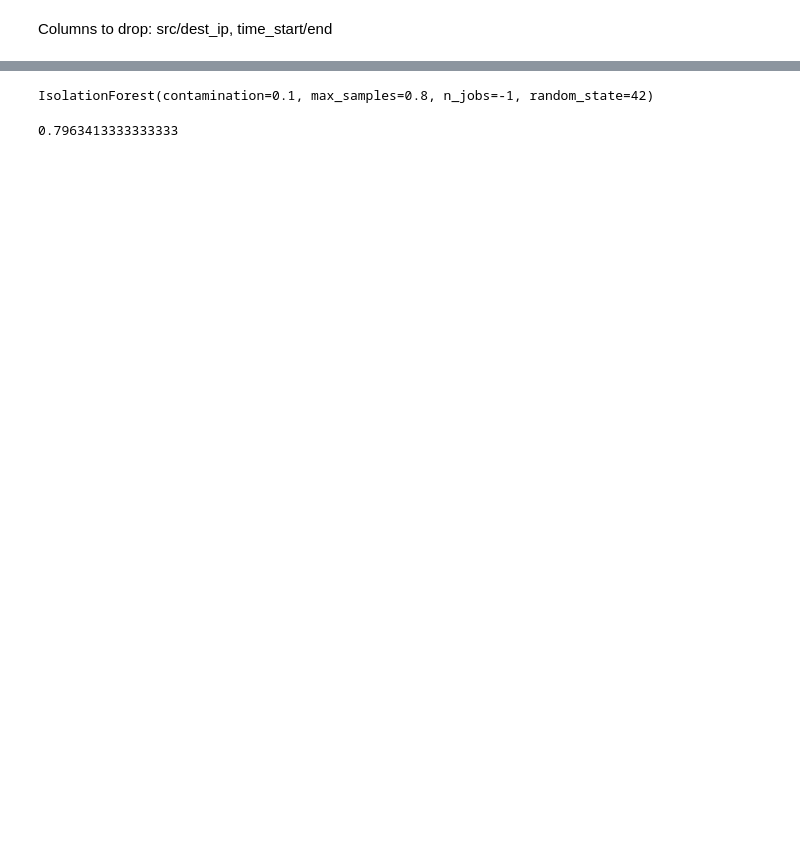
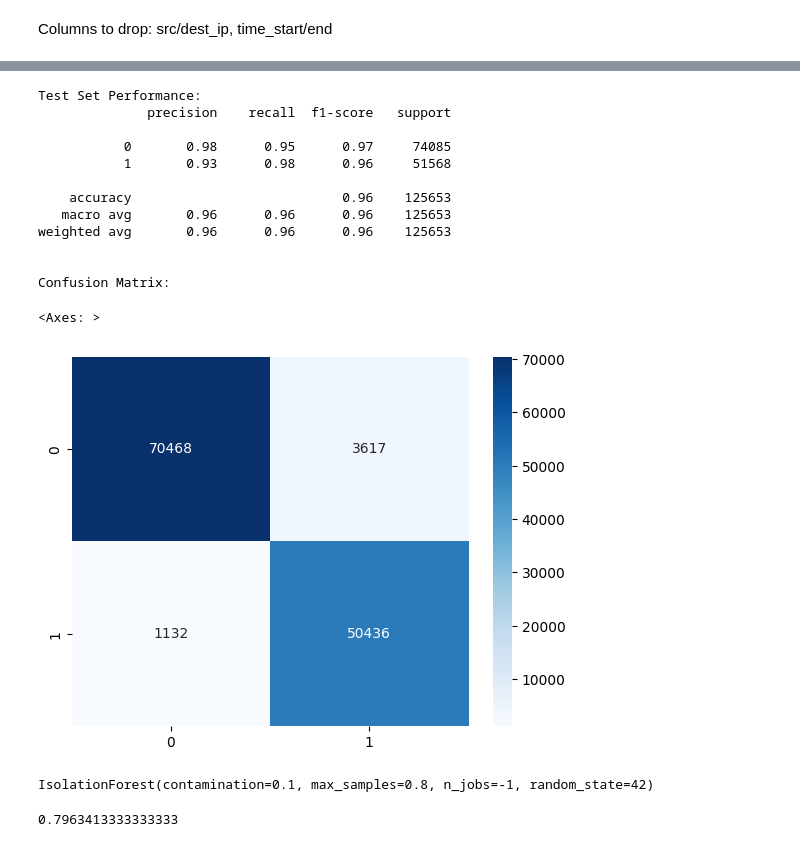
Before and after one commit to Riley94/networking_llm, a Jupyter notebook: src/eda/luflow_eda.ipynb, the cells around one changed output, grey strips where cells are left out. Drawn from its saved outputs; the diff is of its cells as text; code cells hidden in the pictures; blank space fills up the shorter version.

```diff
--- a/src/eda/luflow_eda.ipynb
+++ b/src/eda/luflow_eda.ipynb
@@ -317,0 +467,49 @@ torch.save(model.state_dict(), 'autoencoder.pth')
+# %%
+# Step 4: Final anomaly detection function
+def detect_anomalies(model, dataloader, threshold, device):
+    model.eval()
+    predictions = []
+    reconstruction_errors = []
+
+    with torch.no_grad():
+        for batch in dataloader:
+            data = batch[0].to(device)
+            reconstructed = model(data)
+            errors = torch.mean((reconstructed - data) ** 2, dim=1)
+            batch_predictions = (errors >= threshold).int()
+
+            predictions.extend(batch_predictions.cpu().numpy())
+            reconstruction_errors.extend(errors.cpu().numpy())
+
+    return np.array(predictions), np.array(reconstruction_errors)
+# %%
+# Create DataLoader for test data with both normal and anomalous samples
+test_dataset = TensorDataset(X_test)
+test_loader = DataLoader(test_dataset, batch_size=32, shuffle=False)
+
+# Get ground truth labels
+y_test_np = y_test.to_numpy()
+
+# Detect anomalies
+predictions, errors = detect_anomalies(model, test_loader, optimal_threshold, device)
+
+# Calculate metrics
+print("\nTest Set Performance:")
+print(classification_report(y_test_np, predictions))
+print("\nConfusion Matrix:")
+sns.heatmap(confusion_matrix(y_test_np, predictions), annot=True, fmt='d', cmap='Blues')
+# %% [output]
+Test Set Performance:
+              precision    recall  f1-score   support
+
+           0       0.98      0.95      0.97     74085
+           1       0.93      0.98      0.96     51568
+
+    accuracy                           0.96    125653
+   macro avg       0.96      0.96      0.96    125653
+weighted avg       0.96      0.96      0.96    125653
+
+
+Confusion Matrix:
+<Axes: >
+[figure, added]
```
Also changed, not shown: parts of 29 cells of this notebook.
